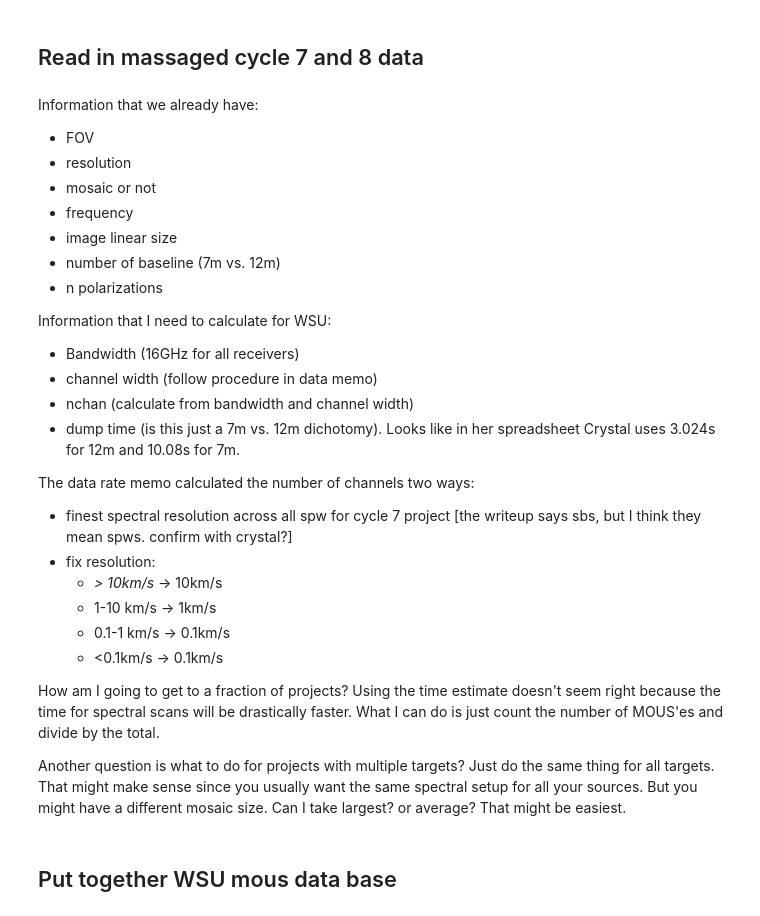
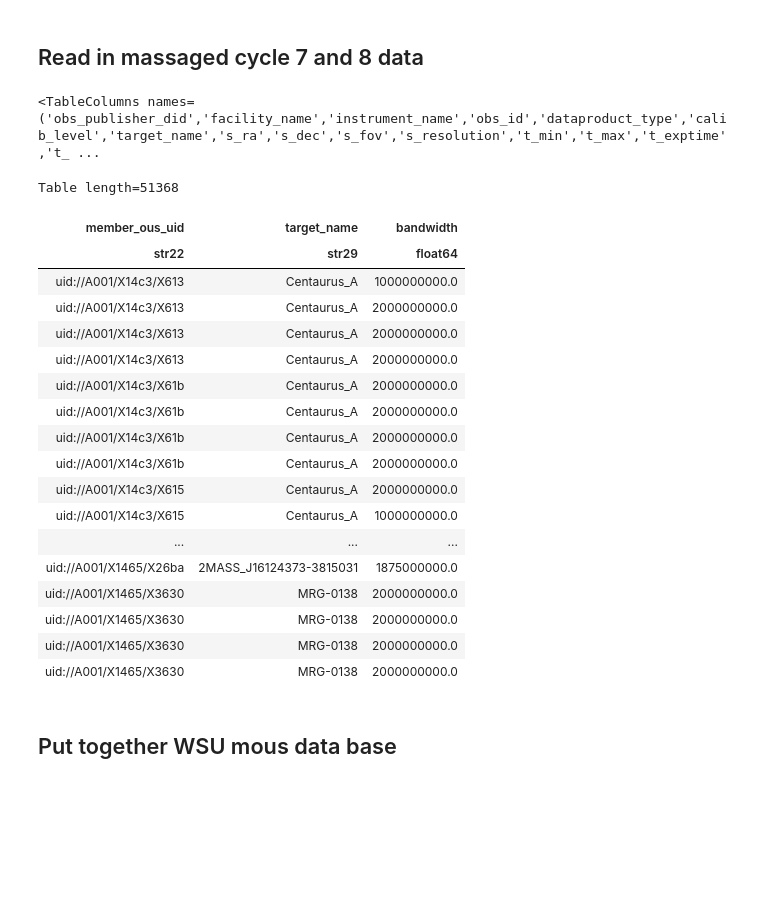
Before and after one commit to aakepley/big-cubes, a Jupyter notebook: WSU_size_of_computing_numbers_database.ipynb, the cells around one changed output. Drawn from its saved outputs; the diff is of its cells as text; code cells hidden in the pictures; blank space fills up the shorter version.

```diff
--- a/WSU_size_of_computing_numbers_database.ipynb
+++ b/WSU_size_of_computing_numbers_database.ipynb
@@ -25,33 +25,32 @@ from importlib import reload
 # %%
 cycle7tab = Table.read('data/result_table_cycle7_with_calc_values_20220923.csv')
 cycle8tab = Table.read('data/result_table_cycle8_with_calc_values_20220923.csv')
-# %% [markdown]
-Information that we already have:
-* FOV
-* resolution
-* mosaic or not
-* frequency
-* image linear size
-* number of baseline (7m vs. 12m)
-* n polarizations
-
-Information that I need to calculate for WSU:
-* Bandwidth (16GHz for all receivers)
-* channel width (follow procedure in data memo)
-* nchan (calculate from bandwidth and channel width)
-* dump time (is this just a 7m vs. 12m dichotomy). Looks like in her spreadsheet Crystal uses 3.024s for 12m and 10.08s for 7m.
-
-The data rate memo calculated the number of channels two ways:
-* finest spectral resolution across all spw for cycle 7 project [the writeup says sbs, but I think they mean spws. confirm with crystal?]
-* fix resolution:
-  * *> 10km/s* -> 10km/s
-  * 1-10 km/s -> 1km/s
-  * 0.1-1 km/s -> 0.1km/s
-  * <0.1km/s -> 0.1km/s
-
-How am I going to get to a fraction of projects? Using the time estimate doesn't seem right because the time for spectral scans will be drastically faster. What I can do is just count the number of MOUS'es and divide by the total.
-
-Another question is what to do for projects with multiple targets? Just do the same thing for all targets. That might make sense since you usually want the same spectral setup for all your sources. But you might have a different mosaic size. Can I take largest? or average? That might be easiest.
+# %%
+cycle7tab.columns
+# %% [output]
+<TableColumns names=('obs_publisher_did','facility_name','instrument_name','obs_id','dataproduct_type','calib_level','target_name','s_ra','s_dec','s_fov','s_resolution','t_min','t_max','t_exptime','t_ ...
+# %%
+cycle7tab['member_ous_uid','target_name','bandwidth']
+# %% [output]
+Table length=51368
+| member_ous_uid | target_name | bandwidth |
+| str22 | str29 | float64 |
+| uid://A001/X14c3/X613 | Centaurus_A | 1000000000.0 |
+| uid://A001/X14c3/X613 | Centaurus_A | 2000000000.0 |
+| uid://A001/X14c3/X613 | Centaurus_A | 2000000000.0 |
+| uid://A001/X14c3/X613 | Centaurus_A | 2000000000.0 |
+| uid://A001/X14c3/X61b | Centaurus_A | 2000000000.0 |
+| uid://A001/X14c3/X61b | Centaurus_A | 2000000000.0 |
+| uid://A001/X14c3/X61b | Centaurus_A | 2000000000.0 |
+| uid://A001/X14c3/X61b | Centaurus_A | 2000000000.0 |
+| uid://A001/X14c3/X615 | Centaurus_A | 2000000000.0 |
+| uid://A001/X14c3/X615 | Centaurus_A | 1000000000.0 |
+| ... | ... | ... |
+| uid://A001/X1465/X26ba | 2MASS_J16124373-3815031 | 1875000000.0 |
+| uid://A001/X1465/X3630 | MRG-0138 | 2000000000.0 |
+| uid://A001/X1465/X3630 | MRG-0138 | 2000000000.0 |
+| uid://A001/X1465/X3630 | MRG-0138 | 2000000000.0 |
+| uid://A001/X1465/X3630 | MRG-0138 | 2000000000.0 |
 # %% [markdown]
 ## Put together WSU mous data base <a id="wsu_db"></a>
 # %%
```
Also changed, not shown: parts of 14 cells of this notebook, 2 other files.
